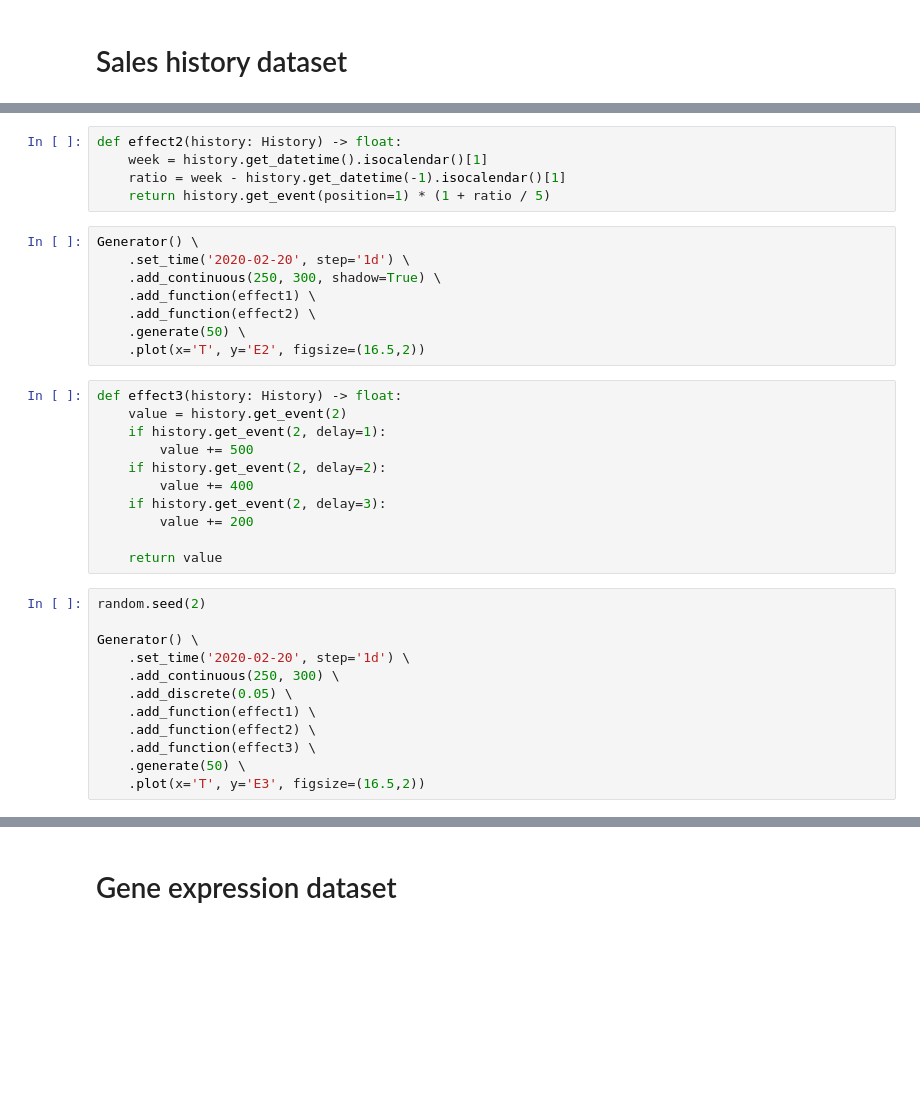
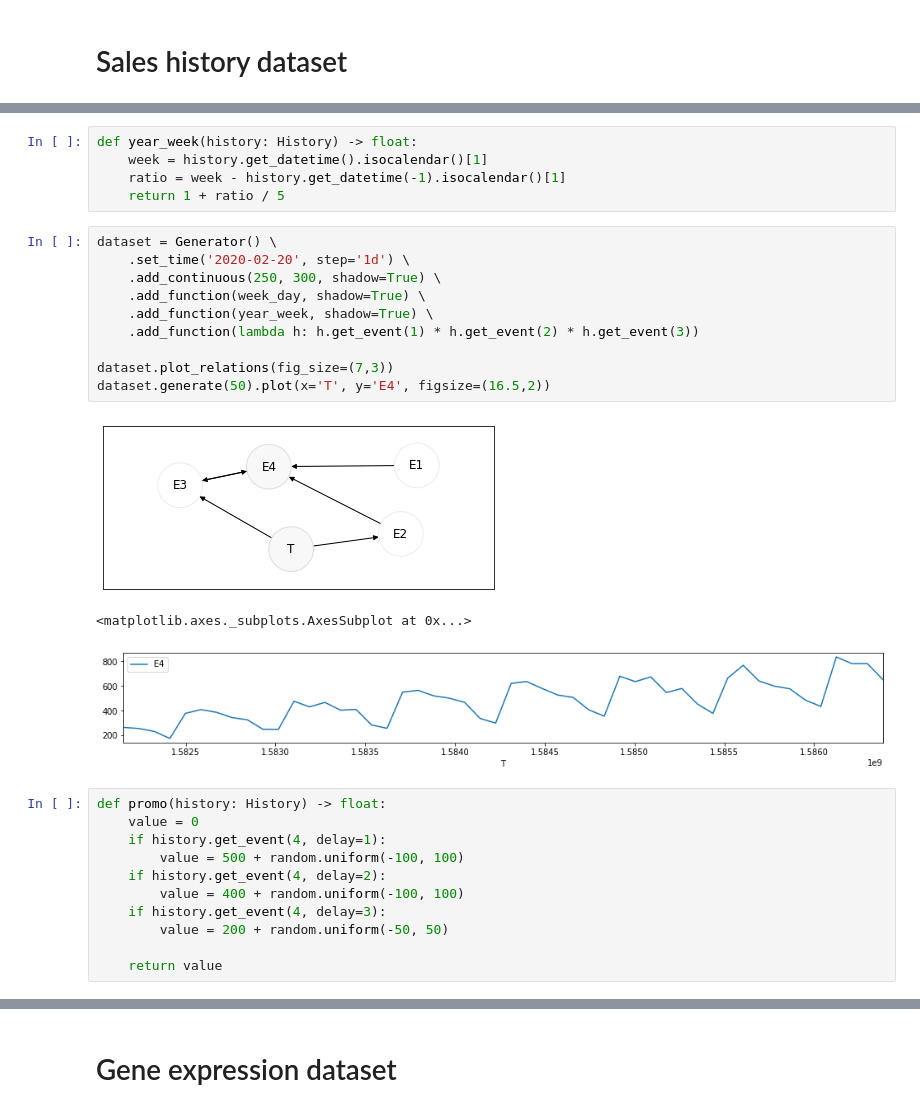
Before and after one commit to AdrienFelipe/Causal-discovery-Unit-testing, a Jupyter notebook: Untitled.ipynb, the cells around one changed output, grey strips where cells are left out. Drawn from its saved outputs; the diff is of its cells as text; blank space fills up the shorter version.

```diff
--- a/Untitled.ipynb
+++ b/Untitled.ipynb
@@ -291,36 +299,30 @@ Generator() \
 # %%
-def effect2(history: History) -> float:
+def year_week(history: History) -> float:
     week = history.get_datetime().isocalendar()[1]
     ratio = week - history.get_datetime(-1).isocalendar()[1]
-    return history.get_event(position=1) * (1 + ratio / 5)
+    return 1 + ratio / 5
 # %%
-Generator() \
+dataset = Generator() \
     .set_time('2020-02-20', step='1d') \
     .add_continuous(250, 300, shadow=True) \
-    .add_function(effect1) \
-    .add_function(effect2) \
-    .generate(50) \
-    .plot(x='T', y='E2', figsize=(16.5,2))
+    .add_function(week_day, shadow=True) \
+    .add_function(year_week, shadow=True) \
+    .add_function(lambda h: h.get_event(1) * h.get_event(2) * h.get_event(3))
+
+dataset.plot_relations(fig_size=(7,3))
+dataset.generate(50).plot(x='T', y='E4', figsize=(16.5,2))
+# %% [output]
+[figure, added]
+<matplotlib.axes._subplots.AxesSubplot at 0x...>
+[figure, added]
 # %%
-def effect3(history: History) -> float:
-    value = history.get_event(2)
-    if history.get_event(2, delay=1):
-        value += 500
-    if history.get_event(2, delay=2):
-        value += 400
-    if history.get_event(2, delay=3):
-        value += 200
+def promo(history: History) -> float:
+    value = 0
+    if history.get_event(4, delay=1):
+        value = 500 + random.uniform(-100, 100)
+    if history.get_event(4, delay=2):
+        value = 400 + random.uniform(-100, 100)
+    if history.get_event(4, delay=3):
+        value = 200 + random.uniform(-50, 50)
 
     return value
-# %%
-random.seed(2)
-
-Generator() \
-    .set_time('2020-02-20', step='1d') \
-    .add_continuous(250, 300) \
-    .add_discrete(0.05) \
-    .add_function(effect1) \
-    .add_function(effect2) \
-    .add_function(effect3) \
-    .generate(50) \
-    .plot(x='T', y='E3', figsize=(16.5,2))
```
Also changed, not shown: parts of 16 cells of this notebook, 5 other files.
